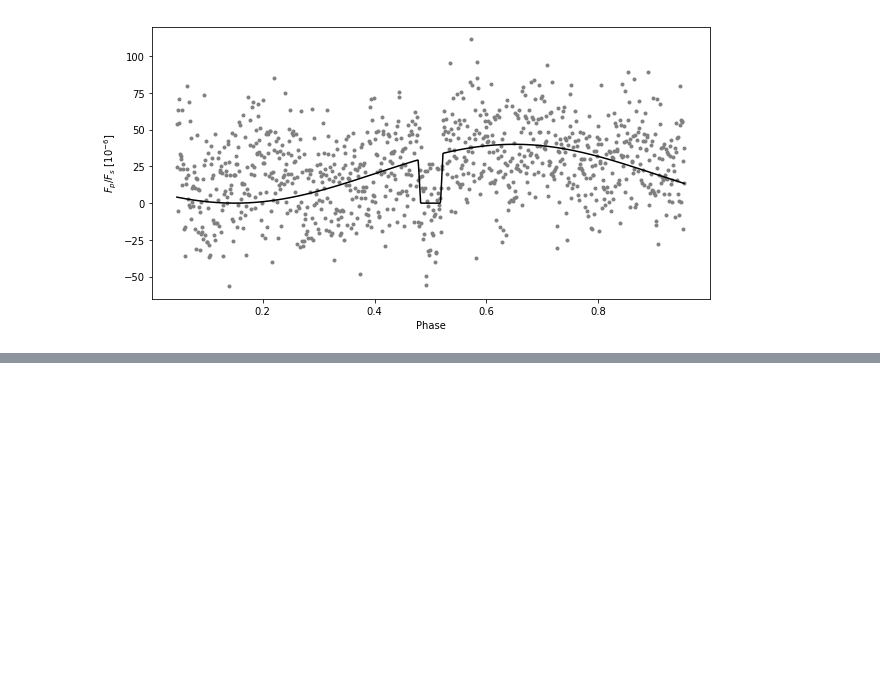
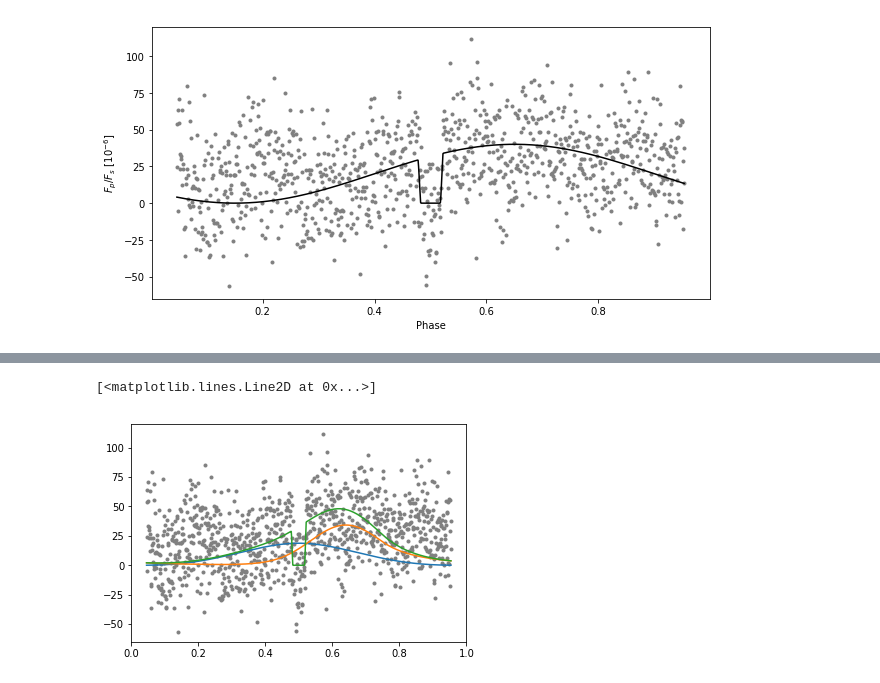
Before and after one commit to bmorris3/kepler7, a Jupyter notebook: browse.ipynb, the cells around one changed output, grey strips where cells are left out. Saved outputs shown, nothing was run; the diff lists cells and outputs as text; code cells hidden in the pictures; blank space fills up the shorter version.

```diff
--- a/browse.ipynb
+++ b/browse.ipynb
@@ -124,0 +200,4 @@ plt.savefig('plots/phase_curve.png', bbox_inches='tight', dpi=200)
+# %%
+from astropy.modeling.blackbody import blackbody_lambda
+from tynt import FilterGenerator
+filt = FilterGenerator().download_true_transmittance('Kepler/Kepler.K')
@@ -124,0 +206,39 @@ plt.savefig('plots/phase_curve.png', bbox_inches='tight', dpi=200)
+# %%
+from scipy.integrate import quad
+from scipy.optimize import fsolve
+from astropy.constants import R_jup, R_sun
+import astropy.units as u
+
+temperature = 1200
+T_S = 5933
+R_p = 1.622 * R_jup
+distance = 947 * u.pc
+R_star = 1.966 * R_sun
+
+f = 1.23
+eps = 3.2
+
+T_0 = T_S * a_rs**-0.5 * (1 - A_B)**0.25
+
+from calculate_P import PhaseCurve
+
+xi = alpha.copy()
+xistep = xi[1] - xi[0]
+P = PhaseCurve(eps, xi, xistep).P
+
+T = (f * T_0 * P)[:, np.newaxis]
+
+bb_star = blackbody_lambda(filt.wavelength, T_S)
+
+norm_constant = rp_rs**2 / 2 / np.trapz(bb_star * u.sr * filt.wavelength * filt.transmittance, filt.wavelength).value
+int_bb = np.trapz(blackbody_lambda(filt.wavelength, T) * u.sr * filt.wavelength * filt.transmittance, filt.wavelength.value, axis=1).value
+F_T = norm_constant * np.array([quad(lambda x: i * np.cos(x), -np.pi/2, np.pi/2)[0]
+                                     for i in int_bb])
+# %%
+plt.plot(binned_time, 1e6 * binned_flux, '.', color='gray')
+plt.plot(binned_time, 1e6 * f_R_sym(A_g, binned_time))
+plt.plot(binned_time, 1e6 * F_T)
+plt.plot(binned_time, 1e6 * (f_R_sym(A_g, binned_time) + F_T) * eclipse / eclipse.max())
+# %% [output]
+[<matplotlib.lines.Line2D at 0x...>]
+[figure, added]
```
Also changed, not shown: parts of 14 cells of this notebook.
